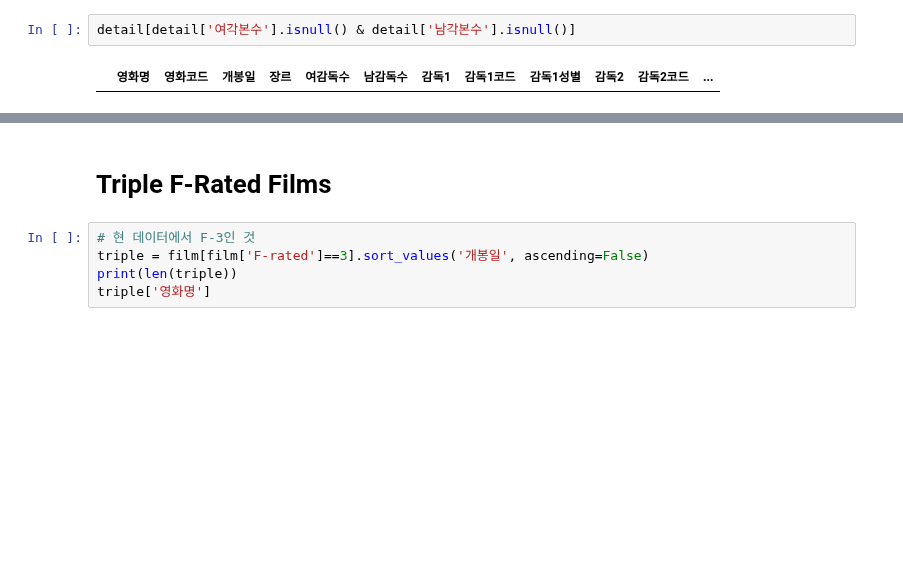
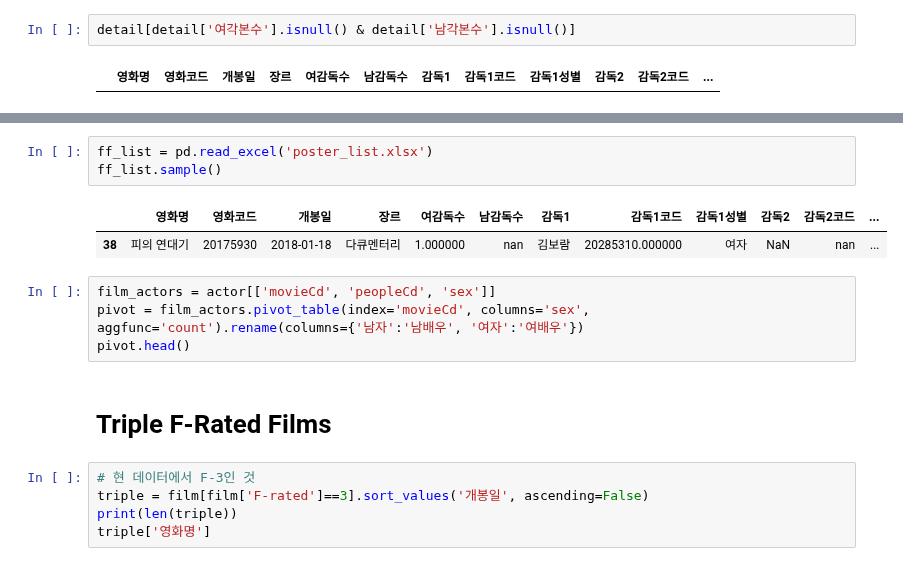
Before and after one commit to kim4pb/Female-led-Korean-Films, a Jupyter notebook: 03.ButterKnife/Film_list_for_poster.ipynb, the cells around one changed output, grey strips where cells are left out. Saved outputs shown, nothing was run; the diff lists cells and outputs as text; blank space fills up the shorter version.

```diff
--- a/03.ButterKnife/Film_list_for_poster.ipynb
+++ b/03.ButterKnife/Film_list_for_poster.ipynb
@@ -103,3 +124,13 @@ poster.head()
+# %%
+ff_list = pd.read_excel('poster_list.xlsx')
+ff_list.sample()
+# %% [output]
+|  | 영화명 | 영화코드 | 개봉일 | 장르 | 여감독수 | 남감독수 | 감독1 | 감독1코드 | 감독1성별 | 감독2 | 감독2코드 | ... |
+| 38 | 피의 연대기 | 20175930 | 2018-01-18 | 다큐멘터리 | 1.000000 | nan | 김보람 | 20285310.000000 | 여자 | NaN | nan | ... |
+# %%
+film_actors = actor[['movieCd', 'peopleCd', 'sex']]
+pivot = film_actors.pivot_table(index='movieCd', columns='sex', aggfunc='count').rename(columns={'남자':'남배우', '여자':'여배우'})
+pivot.head()
 # %% [markdown]
 # Triple F-Rated Films
 # %%
```
Also changed, not shown: parts of 10 cells of this notebook, 5 other files.
